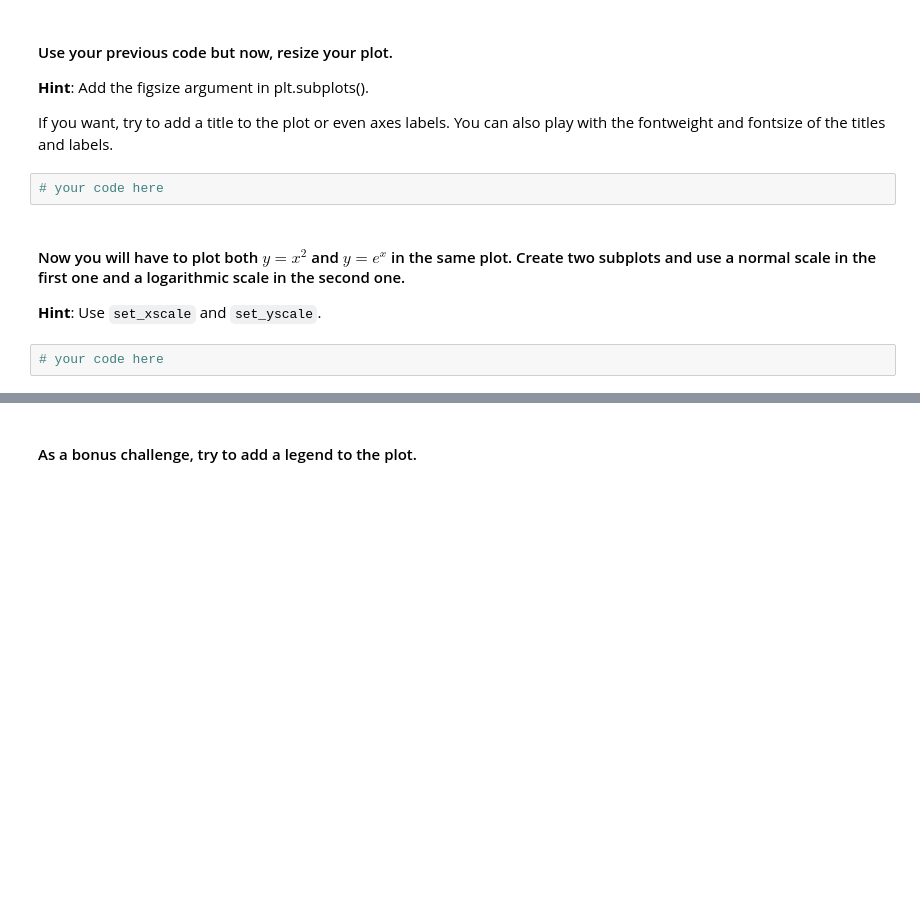
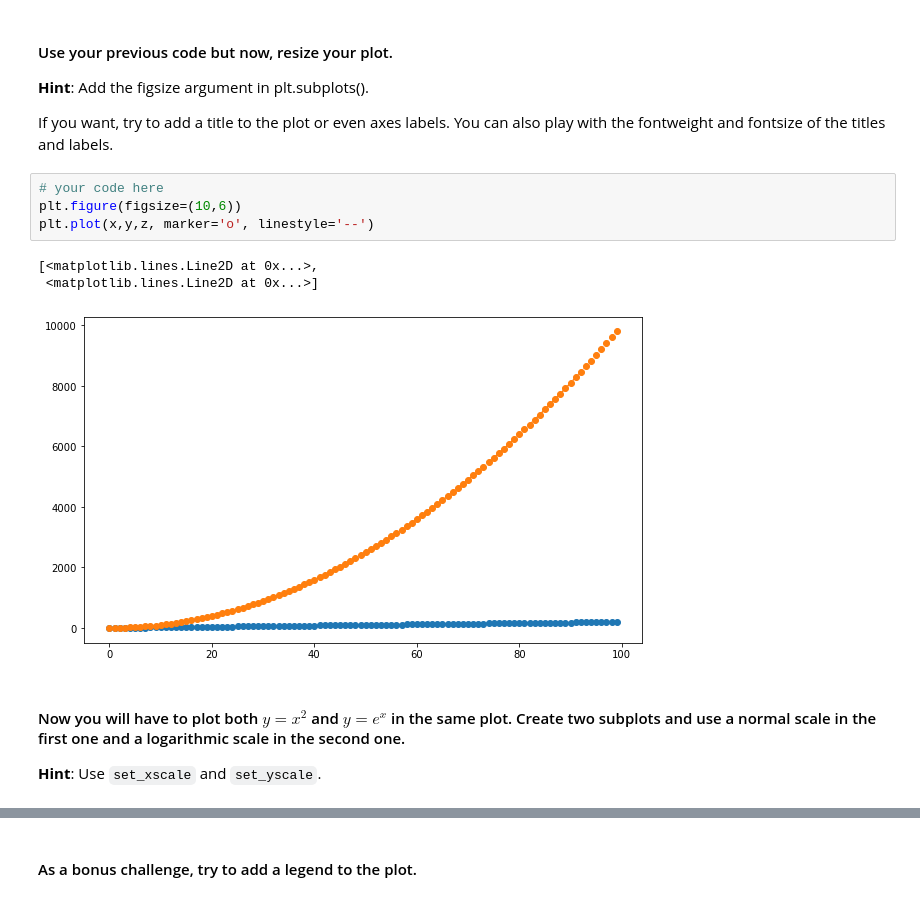
Before and after one commit to Fvperez1/dataptmad0522_labs, a Jupyter notebook: module-2/matplotlib-seaborn/your-code/Matplotlib & Seaborn.ipynb, the cells around one changed output, grey strips where cells are left out. Saved outputs shown, nothing was run; the diff lists cells and outputs as text; blank space fills up the shorter version.

```diff
--- a/module-2/matplotlib-seaborn/your-code/Matplotlib & Seaborn.ipynb
+++ b/module-2/matplotlib-seaborn/your-code/Matplotlib & Seaborn.ipynb
@@ -121,10 +164,14 @@ me
 **Hint**: Add the figsize argument in plt.subplots().
 
 If you want, try to add a title to the plot or even axes labels. You can also play with the fontweight and fontsize of the titles and labels.
-# %%
-# your code here
+# %%
+# your code here
+plt.figure(figsize=(10,6))
+plt.plot(x,y,z, marker='o', linestyle='--')
+# %% [output]
+[<matplotlib.lines.Line2D at 0x...>,
+ <matplotlib.lines.Line2D at 0x...>]
+[figure, added]
 # %% [markdown]
 #### Now you will have to plot both $y=x^2$ and $y=e^x$ in the same plot. Create two subplots and use a normal scale in the first one and a logarithmic scale in the second one.
 **Hint**: Use `set_xscale` and `set_yscale`.
-# %%
-# your code here
```
Also changed, not shown: parts of 18 cells of this notebook.
